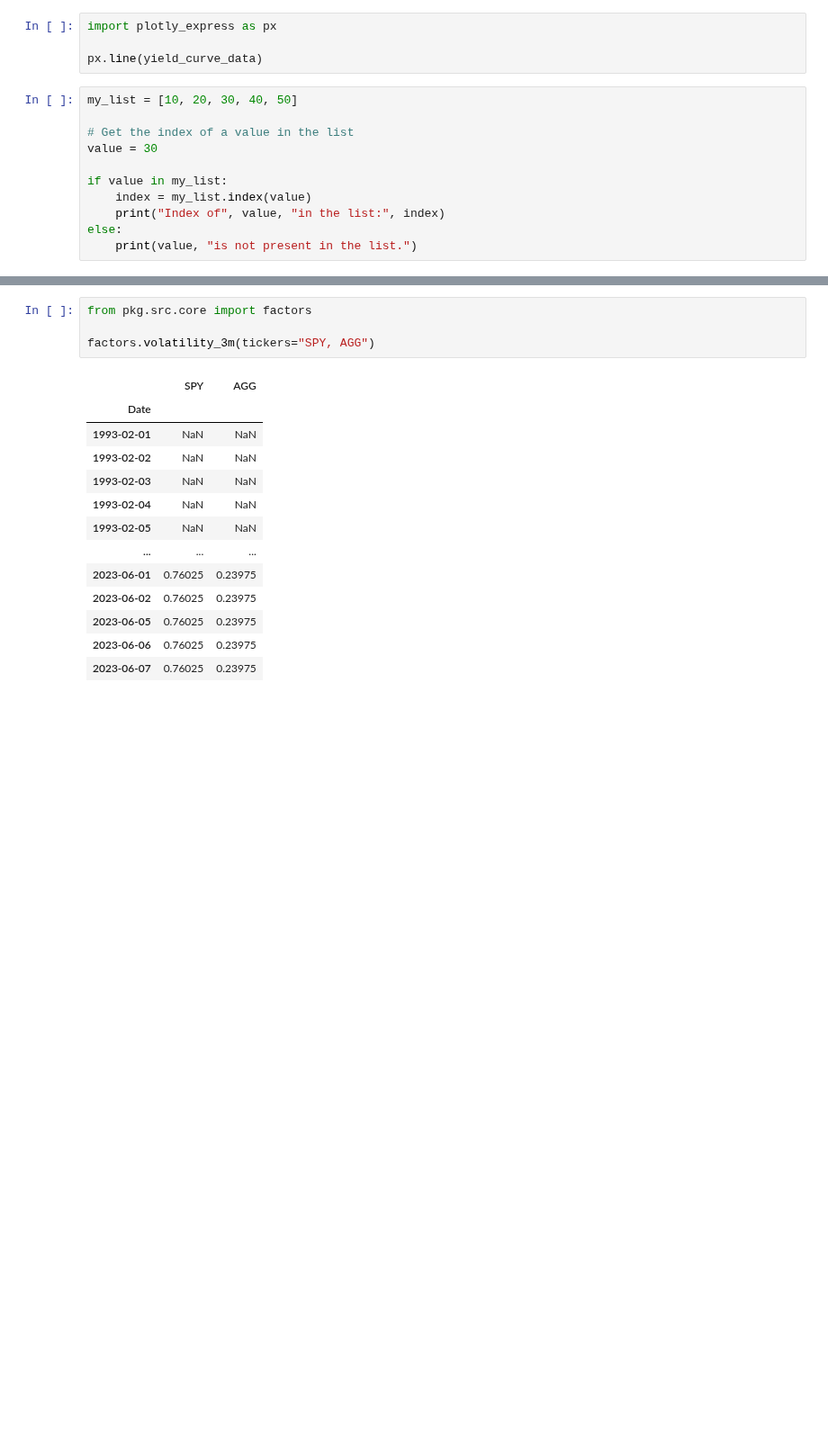
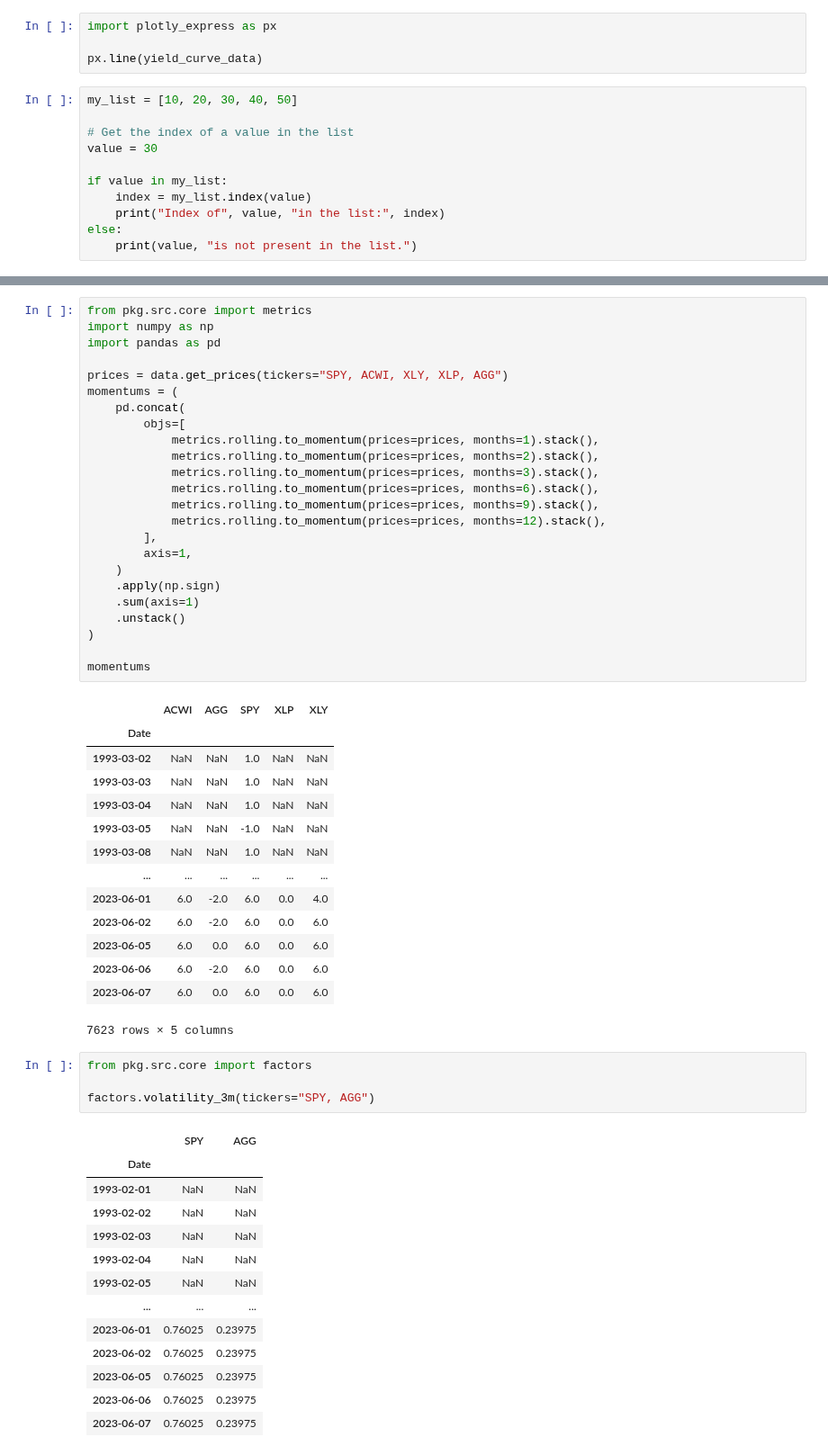
Before and after one commit to HTF1125/RobertLab, a Jupyter notebook: test.ipynb, the cells around one changed output, grey strips where cells are left out. Shown at 90% size. Drawn from its saved outputs; the diff is of its cells as text; blank space fills up the shorter version.

```diff
--- a/test.ipynb
+++ b/test.ipynb
@@ -118,3 +238,42 @@ print(factor.standard_scalar)
+# %%
+from pkg.src.core import metrics
+import numpy as np
+import pandas as pd
+
+prices = data.get_prices(tickers="SPY, ACWI, XLY, XLP, AGG")
+momentums = (
+    pd.concat(
+        objs=[
+            metrics.rolling.to_momentum(prices=prices, months=1).stack(),
+            metrics.rolling.to_momentum(prices=prices, months=2).stack(),
+            metrics.rolling.to_momentum(prices=prices, months=3).stack(),
+            metrics.rolling.to_momentum(prices=prices, months=6).stack(),
+            metrics.rolling.to_momentum(prices=prices, months=9).stack(),
+            metrics.rolling.to_momentum(prices=prices, months=12).stack(),
+        ],
+        axis=1,
+    )
+    .apply(np.sign)
+    .sum(axis=1)
+    .unstack()
+)
+
+momentums
+# %% [output]
+|  | ACWI | AGG | SPY | XLP | XLY |
+| Date |  |  |  |  |  |
+| 1993-03-02 | NaN | NaN | 1.0 | NaN | NaN |
+| 1993-03-03 | NaN | NaN | 1.0 | NaN | NaN |
+| 1993-03-04 | NaN | NaN | 1.0 | NaN | NaN |
+| 1993-03-05 | NaN | NaN | -1.0 | NaN | NaN |
+| 1993-03-08 | NaN | NaN | 1.0 | NaN | NaN |
+| ... | ... | ... | ... | ... | ... |
+| 2023-06-01 | 6.0 | -2.0 | 6.0 | 0.0 | 4.0 |
+| 2023-06-02 | 6.0 | -2.0 | 6.0 | 0.0 | 6.0 |
+| 2023-06-05 | 6.0 | 0.0 | 6.0 | 0.0 | 6.0 |
+| 2023-06-06 | 6.0 | -2.0 | 6.0 | 0.0 | 6.0 |
+| 2023-06-07 | 6.0 | 0.0 | 6.0 | 0.0 | 6.0 |
+7623 rows × 5 columns
 # %%
 from pkg.src.core import factors
 
```
Also changed, not shown: parts of 14 cells of this notebook, 12 other files.
